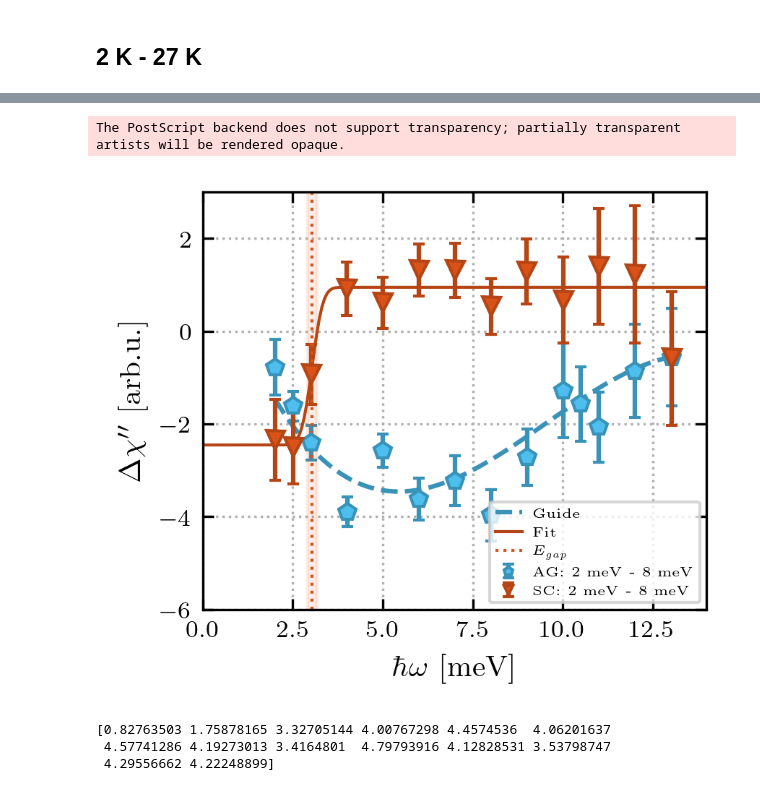
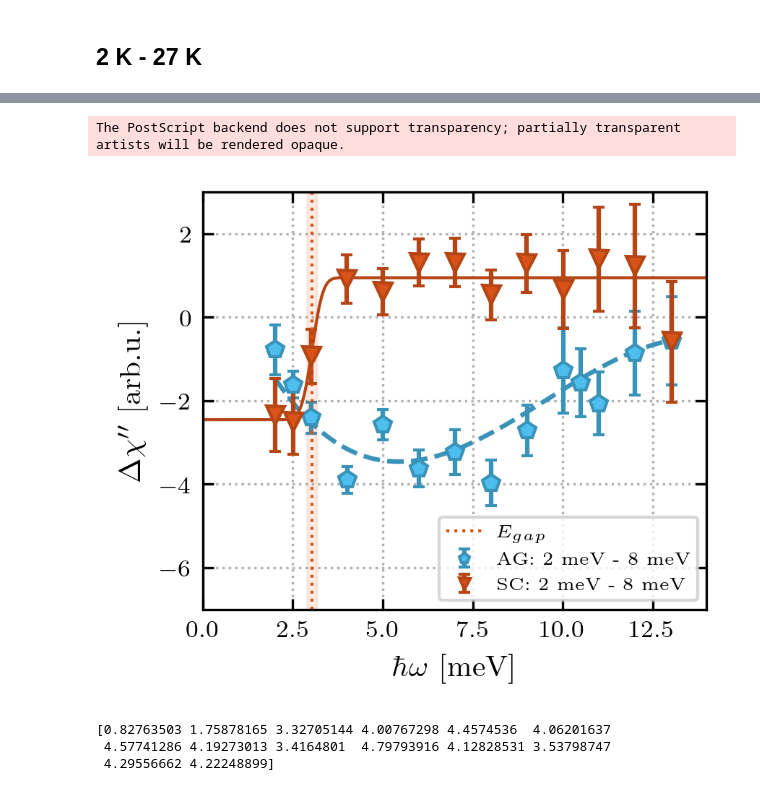
Before and after one commit to NBI-Magnetism-Group/NCCO_Analysis_Code_2026, a Jupyter notebook: DataAnalysis_IN20_CHI.ipynb, the cells around one changed output, grey strips where cells are left out. Saved outputs shown, nothing was run; the diff lists cells and outputs as text; code cells hidden in the pictures.

```diff
--- a/DataAnalysis_IN20_CHI.ipynb
+++ b/DataAnalysis_IN20_CHI.ipynb
@@ -1831,28 +1831,28 @@ err_func_diff_err = 0.1307853858075214
 # %%
 plt.figure(figsize=(3,2.5))
 
 plt.errorbar(EN_ag_27K, np.asarray(ag_tt), capsize=2, yerr=np.asarray(ag_tt_err), marker='p', linestyle='none', color='#4dbeee', ecolor='#3992b8', mew=1, markeredgecolor='#3992b8', label='AG: 2 meV - 8 meV')
-plt.plot(x_energy_ag, np.asarray(spliney_ag_tt), '--', color='#3992b8', label='Guide')
+plt.plot(x_energy_ag, np.asarray(spliney_ag_tt), '--', color='#3992b8')
 
 
 plt.errorbar(EN_sc_p3_27K, np.asarray(amp_sc_p3_TT), capsize=2, yerr=np.asarray(amp_err_sc_p3_TT), marker = 'v', linestyle='none',color='#d95319', ecolor='#b54514', mew=1, markeredgecolor='#b54514', label='SC: 2 meV - 8 meV')
-plt.plot(x_energy_fit, erf_model_back(x_energy_fit, *erfit_sc_sub.values), '-', color='#b54514', lw=1, label='Fit')
-plt.fill_betweenx(y=[-6,3], x1=erfit_sc_sub.values['Egap']-erfit_sc_sub.errors['Egap'], x2=erfit_sc_sub.values['Egap']+erfit_sc_sub.errors['Egap'], color="#d95319", alpha=0.1, zorder=2)
-plt.plot(np.ones(100)*erfit_sc_sub.values['Egap'], np.linspace(-6, 3, 100), linestyle='dotted', color='#d95319', linewidth=1, label='$E_{gap}$')
+plt.plot(x_energy_fit, erf_model_back(x_energy_fit, *erfit_sc_sub.values), '-', color='#b54514', lw=1)
+plt.fill_betweenx(y=[-7,3], x1=erfit_sc_sub.values['Egap']-erfit_sc_sub.errors['Egap'], x2=erfit_sc_sub.values['Egap']+erfit_sc_sub.errors['Egap'], color="#d95319", alpha=0.1, zorder=2)
+plt.plot(np.ones(100)*erfit_sc_sub.values['Egap'], np.linspace(-7, 3, 100), linestyle='dotted', color='#d95319', linewidth=1, label='$E_{gap}$')
 
 
 plt.ylabel('$\Delta \\chi^{\\prime\\prime}$ [arb.u.]')
 plt.xlabel('$\hbar \omega$ [meV]')
 plt.grid(linestyle='dotted')
 plt.xlim(0,14)
-plt.ylim(-6,3)
-plt.legend(fontsize=4.5, markerscale=0.5)
+plt.ylim(-7,3)
+plt.legend(fontsize=6, markerscale=0.6)
 #plt.text(0.3, 2.3, '(b)', fontsize=12, color='k')
 plt.savefig('Figures_eps/IN20/T_difference_CHI_horizontal.eps', format='eps', bbox_inches='tight')
 plt.savefig('Figures_png/IN20/T_difference_CHI_horizontal.png', format='png', bbox_inches='tight')
 # %% [output]
 The PostScript backend does not support transparency; partially transparent artists will be rendered opaque.
-[figure, old version]
+[figure, new version]
 # %%
 print(np.asarray(A_ag_8mev)[0:14])
 # %% [output]
```
Also changed, not shown: parts of 5 cells of this notebook, 3 other files.
